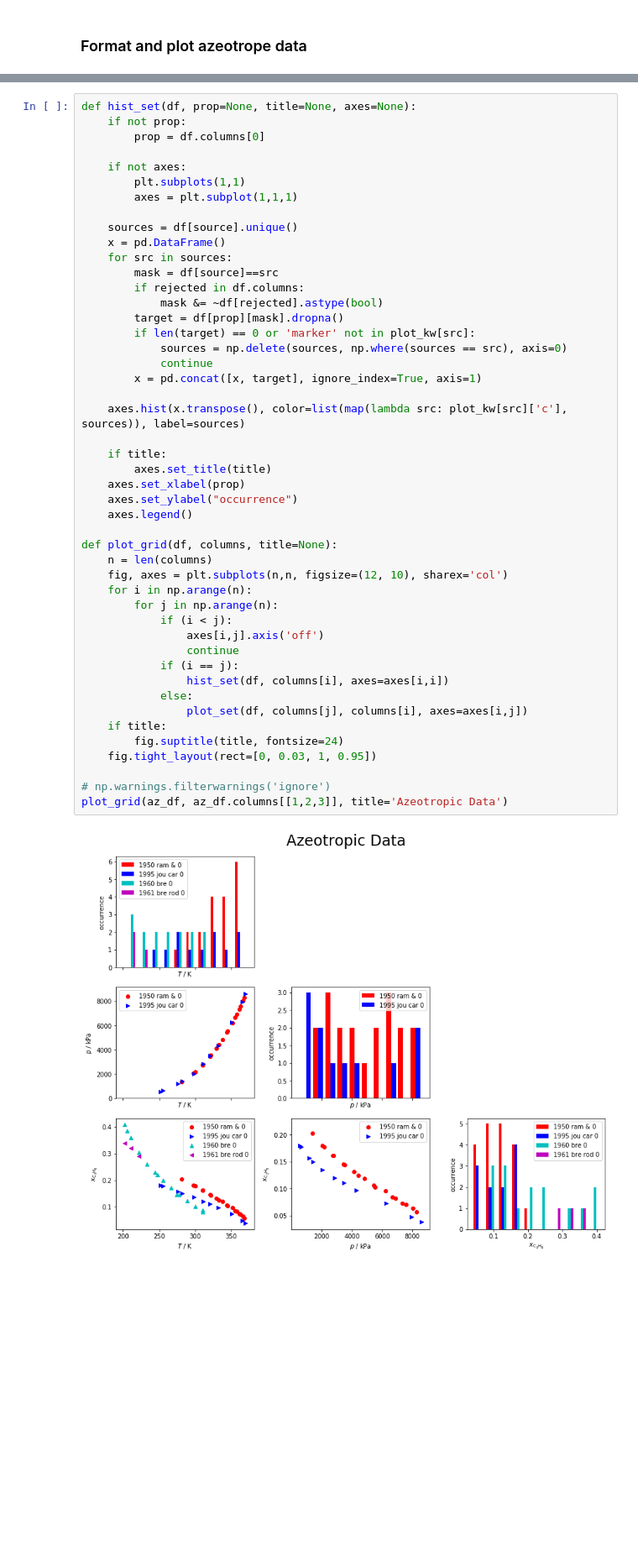
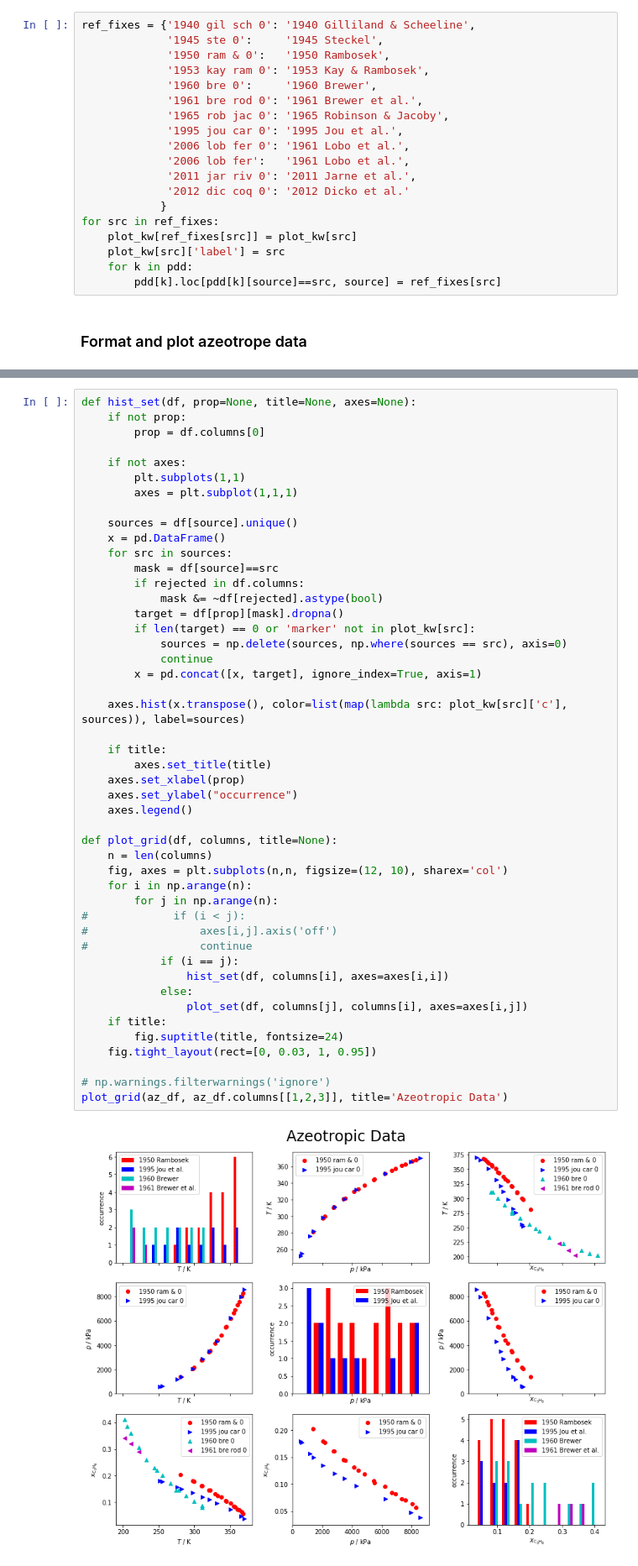
Before and after one commit to usnistgov/PPEPPD2019-data, a Jupyter notebook: EDA.ipynb, the cells around one changed output, grey strips where cells are left out. Shown at 84% size. Cells and saved outputs as stored; diff of their text form; blank space fills up the shorter version.

```diff
--- a/EDA.ipynb
+++ b/EDA.ipynb
@@ -131,3 +141,22 @@ for (title, x, y) in plots:
+# %%
+ref_fixes = {'1940 gil sch 0': '1940 Gilliland & Scheeline',
+             '1945 ste 0':     '1945 Steckel',
+             '1950 ram & 0':   '1950 Rambosek',
+             '1953 kay ram 0': '1953 Kay & Rambosek',
+             '1960 bre 0':     '1960 Brewer',
+             '1961 bre rod 0': '1961 Brewer et al.',
+             '1965 rob jac 0': '1965 Robinson & Jacoby',
+             '1995 jou car 0': '1995 Jou et al.',
+             '2006 lob fer 0': '1961 Lobo et al.',
+             '2006 lob fer':   '1961 Lobo et al.',
+             '2011 jar riv 0': '2011 Jarne et al.',
+             '2012 dic coq 0': '2012 Dicko et al.'
+            }
+for src in ref_fixes:
+    plot_kw[ref_fixes[src]] = plot_kw[src]
+    plot_kw[src]['label'] = src
+    for k in pdd:
+        pdd[k].loc[pdd[k][source]==src, source] = ref_fixes[src]
 # %% [markdown]
 ### Format and plot azeotrope data
 # %%
@@ -190,34 +219,34 @@ def hist_set(df, prop=None, title=None, axes=None):
         target = df[prop][mask].dropna()
         if len(target) == 0 or 'marker' not in plot_kw[src]:
             sources = np.delete(sources, np.where(sources == src), axis=0)
             continue
         x = pd.concat([x, target], ignore_index=True, axis=1)
 
     axes.hist(x.transpose(), color=list(map(lambda src: plot_kw[src]['c'], sources)), label=sources)
 
     if title:
         axes.set_title(title)
     axes.set_xlabel(prop)
     axes.set_ylabel("occurrence")
     axes.legend()
 
 def plot_grid(df, columns, title=None):
     n = len(columns)
     fig, axes = plt.subplots(n,n, figsize=(12, 10), sharex='col')
     for i in np.arange(n):
         for j in np.arange(n):
-            if (i < j):
-                axes[i,j].axis('off')
-                continue
+#             if (i < j):
+#                 axes[i,j].axis('off')
+#                 continue
             if (i == j):
                 hist_set(df, columns[i], axes=axes[i,i])
             else:
                 plot_set(df, columns[j], columns[i], axes=axes[i,j])
     if title:
         fig.suptitle(title, fontsize=24)
     fig.tight_layout(rect=[0, 0.03, 1, 0.95])
 
 # np.warnings.filterwarnings('ignore')
 plot_grid(az_df, az_df.columns[[1,2,3]], title='Azeotropic Data')
 # %% [output]
-[figure, old version]
+[figure, new version]
```
Also changed, not shown: parts of 20 cells of this notebook, 3 other files.
